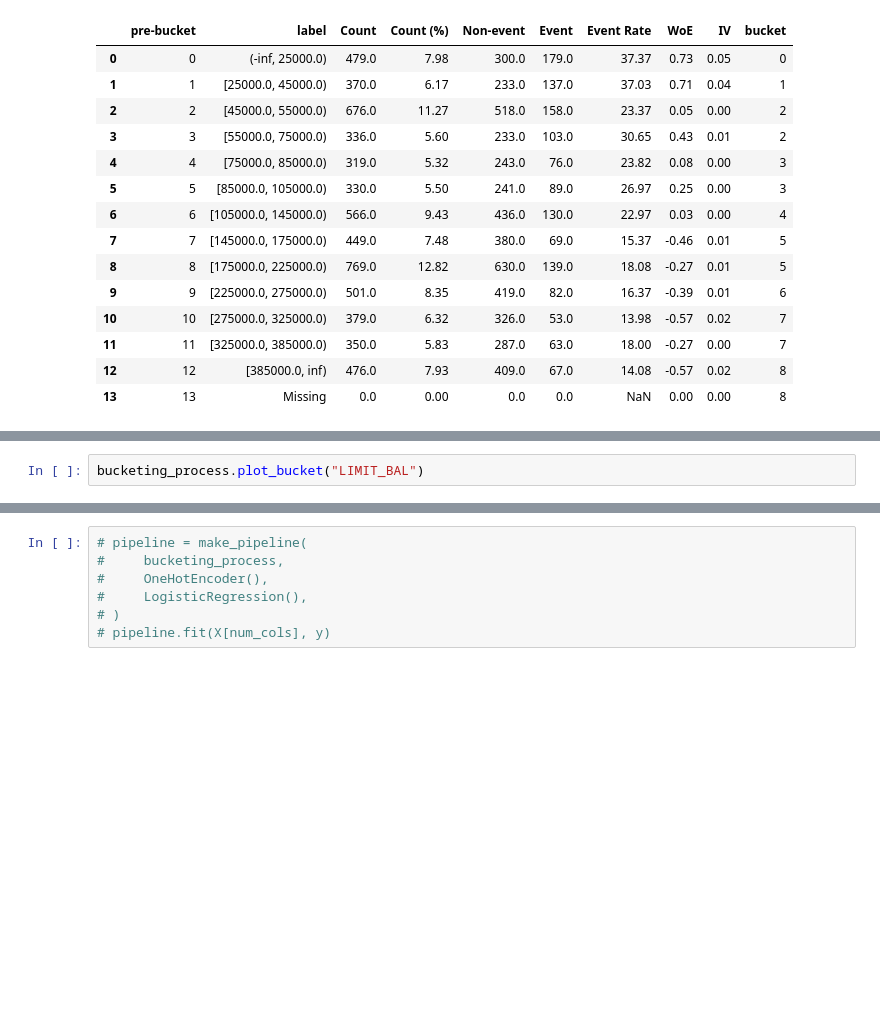
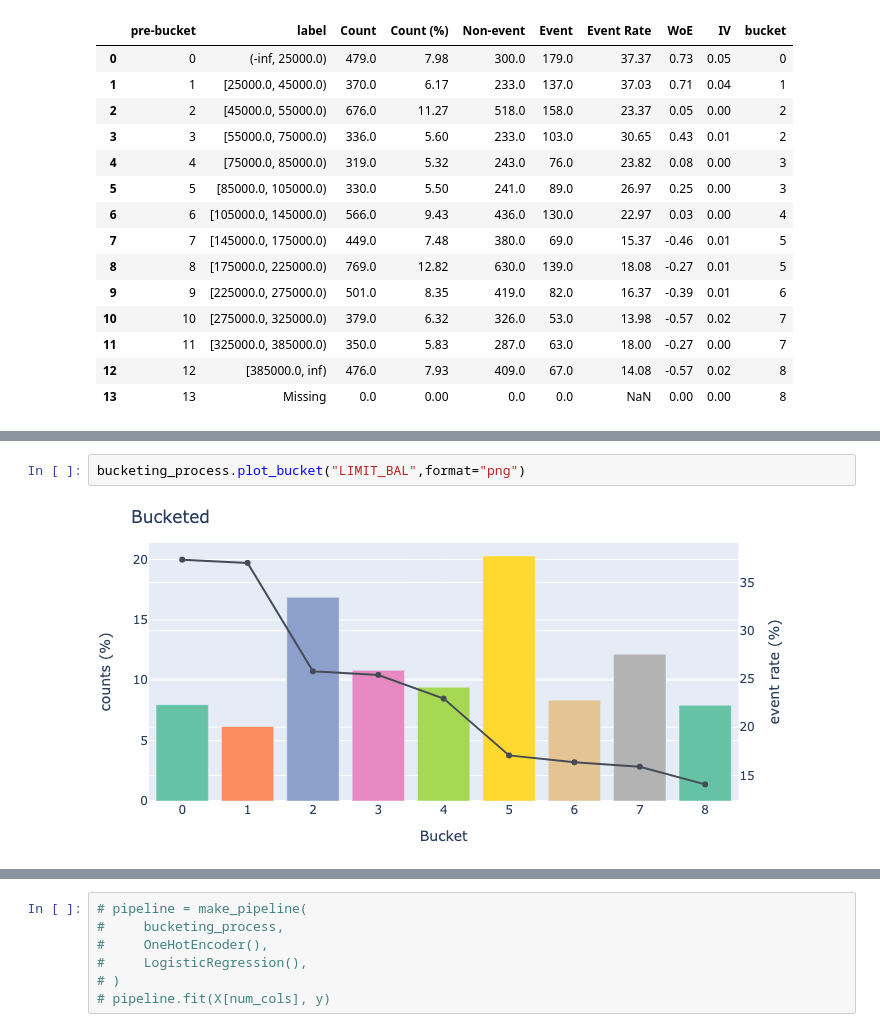
Before and after one commit to orchardbirds/skorecard-1, a Jupyter notebook: docs/tutorials/using-bucketing-process.ipynb, the cells around one changed output, grey strips where cells are left out. Cells and saved outputs as stored; diff of their text form; blank space fills up the shorter version.

```diff
--- a/docs/tutorials/using-bucketing-process.ipynb
+++ b/docs/tutorials/using-bucketing-process.ipynb
@@ -98,3 +99,5 @@ bucketing_process.plot_prebucket("EDUCATION")
 # %%
-bucketing_process.plot_bucket("LIMIT_BAL")
+bucketing_process.plot_bucket("LIMIT_BAL",format="png")
+# %% [output]
+[figure, added]
 # %%
```
Also changed, not shown: parts of 4 cells of this notebook, 2 other files.
